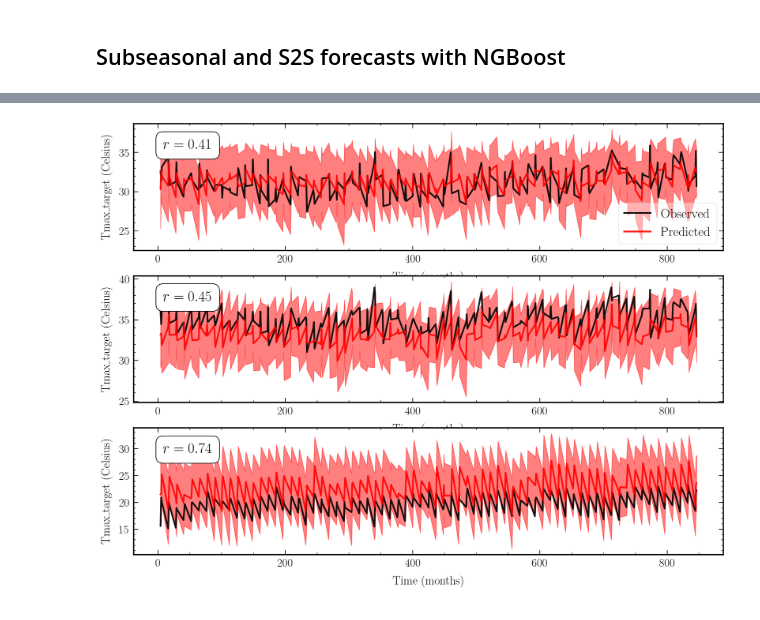
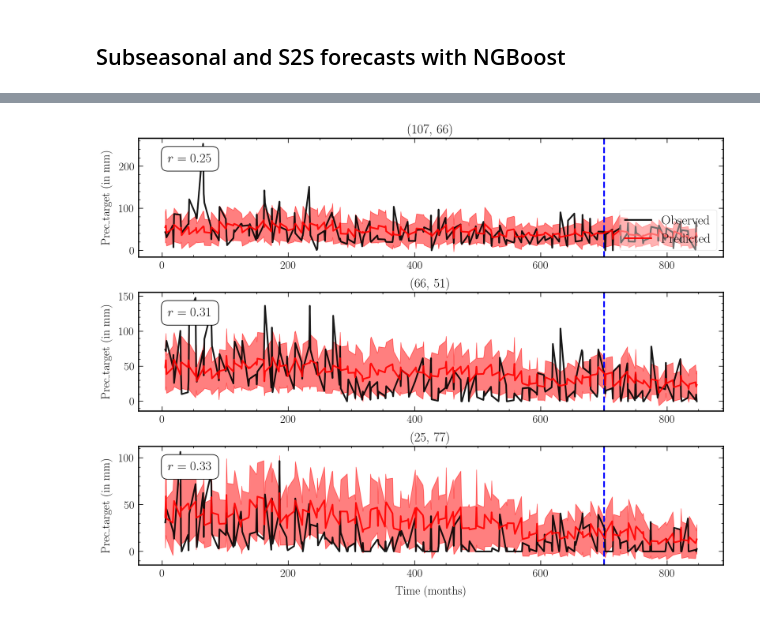
Before and after one commit to jtbuch/SEASFire, a Jupyter notebook: scripts/seas_climate_pred.ipynb, the cells around one changed output, grey strips where cells are left out. Saved outputs shown, nothing was run; the diff lists cells and outputs as text; code cells hidden in the pictures.

Commit message:
first climate predictions

```diff
--- a/scripts/seas_climate_pred.ipynb
+++ b/scripts/seas_climate_pred.ipynb
@@ -212,0 +288,8 @@ key_arr= random.sample(grid_list, 3)
+# %%
+pred_var= 'Prec'
+unit_arr= {'Tmax': 'degC', 'Prec': 'mm' ,'VPD': 'hPa'}
+mb_frac= 0.25
+
+Y_dist_loc_xr= xarray.open_dataarray('../sav_files/ngb_pred_files/%s'%pred_var + '_%s'%mb_frac + '_ngb_loc.nc')
+Y_dist_scale_xr= xarray.open_dataarray('../sav_files/ngb_pred_files/%s'%pred_var + '_%s'%mb_frac + '_ngb_scale.nc')
+Y_obs_xr= xarray.open_dataarray('../sav_files/ngb_pred_files/%s'%pred_var + '_obs.nc')
@@ -213,30 +315,43 @@ key_arr= random.sample(grid_list, 3)
+# %%
+grid_all= np.where(~np.isnan(Y_dist_loc_xr[0, :, :])) # choose random non nan grid cell for plotting
+vpd_r_arr= [stats.pearsonr(Y_dist_loc_xr[:, grid_all[0][g], grid_all[1][g]], Y_obs_xr[:, grid_all[0][g], grid_all[1][g]])[0] for g in tqdm(range(len(grid_all[0])))]
+
+best_ind_arr= np.argsort(vpd_r_arr)[-3:]
+worst_ind_arr= np.argsort(vpd_r_arr)[:3]
+rand_ind_arr= np.random.randint(0, len(grid_all[0]), 3)
 # %%
 fig, ax= plt.subplots(3, 1, figsize=(16, 12))
+config= 'best'
+
+if config == 'best':
+    ind_y_arr= grid_all[0][best_ind_arr]
+    ind_x_arr= grid_all[1][best_ind_arr]
+elif config == 'worst':
+    ind_y_arr= grid_all[0][worst_ind_arr]
+    ind_x_arr= grid_all[1][worst_ind_arr]
+elif config == 'random':
+    ind_y_arr= grid_all[0][rand_ind_arr]
+    ind_x_arr= grid_all[1][rand_ind_arr]
 
 for i in range(3):
-    X_test= lead1mons_df[['Tmax', 'Solar', 'RH', 'SM_0_100cm', 'PDSI', 'Southness', 'Elev', 'mei', 'nino34', 'rmm1', 'rmm2', 'time', 'X', 'Y']].groupby(['X', 'Y'], as_index= False).get_group(key_arr[i])
-    X_test_scaled= pd.concat([(X_test[['Tmax', 'Solar', 'RH', 'SM_0_100cm', 'PDSI']] - X_test[['Tmax', 'Solar', 'RH', 'SM_0_100cm', 'PDSI']].mean(axis= 0, skipna= True))/X_test[['Tmax', 'Solar', 'RH', 'SM_0_100cm', 'PDSI']].std(axis= 0, skipna= True), \
-                                        X_test[['Southness', 'Elev', 'mei', 'nino34', 'rmm1', 'rmm2']]], axis= 1).replace(np.nan, 0)
-    Y_test= lead1mons_df.iloc[X_test_scaled.index]['Tmax_target']
-    X_test_poly= poly.fit_transform(X_test_scaled.drop(columns= ['time', 'X', 'Y']))
-    pearson_r= stats.pearsonr(Y_test, ngb.pred_dist(X_test_poly).params['loc'])[0]
+    pearson_r= stats.pearsonr(Y_dist_loc_xr[:, ind_y_arr[i], ind_x_arr[i]], Y_obs_xr[:, ind_y_arr[i], ind_x_arr[i]])[0]
 
-    ax[i].plot(X_test.time, Y_test, color= 'black', label= 'Observed')
-    ax[i].plot(X_test.time, ngb.pred_dist(X_test_poly).params['loc'], color= 'red', label= 'Predicted')
-    ax[i].fill_between(X_test_scaled.time, ngb.pred_dist(X_test_poly).params['loc'] - 1.96 * ngb.pred_dist(X_test_poly).params['scale'], \
-                                                    ngb.pred_dist(X_test_poly).params['loc'] + 1.96 * ngb.pred_dist(X_test_poly).params['scale'], color= 'red', alpha= 0.5)
+    ax[i].plot(Y_obs_xr.time, Y_obs_xr[:, ind_y_arr[i], ind_x_arr[i]], color= 'black', label= 'Observed')
+    ax[i].plot(Y_obs_xr.time, Y_dist_loc_xr[:, ind_y_arr[i], ind_x_arr[i]], color= 'red', label= 'Predicted')
+    ax[i].fill_between(Y_obs_xr.time, Y_dist_loc_xr[:, ind_y_arr[i], ind_x_arr[i]] - Y_dist_scale_xr[:, ind_y_arr[i], ind_x_arr[i]], \
+                                                    Y_dist_loc_xr[:, ind_y_arr[i], ind_x_arr[i]] + Y_dist_scale_xr[:, ind_y_arr[i], ind_x_arr[i]], color= 'red', alpha= 0.5)
 
     if i== 2:
         ax[i].set_xlabel(r'Time (months)', fontsize= 18);
-    ax[i].set_ylabel(r'Tmax_target (Celsius)', fontsize= 18);
+    ax[i].set_ylabel(pred_var + '_target ' + '(in %s)'%(unit_arr[pred_var]), fontsize= 18);
     ax[i].text(0.05, 0.8, r'$r = %.2f$'%pearson_r, fontsize= 20, bbox=dict(boxstyle='round, pad=0.5', ec= 'black', fc= 'white'), \
             transform=ax[i].transAxes)
     #ax[i].set_ylim(10, 40);
     if i== 0:
         ax[i].legend(loc='lower right', frameon= True, fontsize= 20);
-    ax[i].set_title(r'(%d, '%key_arr[i][0] + '%d)'%key_arr[i][1], fontsize= 20);
+    ax[i].set_title(r'(%d, '%ind_x_arr[i] + '%d)'%ind_y_arr[i], fontsize= 20);
     fig.subplots_adjust(hspace= 0.3)
     ax[i].axvline(x= 700, color= 'blue', lw= 2.5, linestyle= '--', zorder= 1)
-    #plt.savefig('../plots/tmax_predict_ngboost.pdf', bbox_inches='tight', dpi= 300);
+    plt.savefig('../plots/%s'%pred_var + '_ngboost_%s'%config + '_prediction.pdf', bbox_inches='tight', dpi= 300);
 # %% [output]
-[figure, old version]
+[figure, new version]
```
Also changed, not shown: parts of 23 cells of this notebook, 1 other file.
